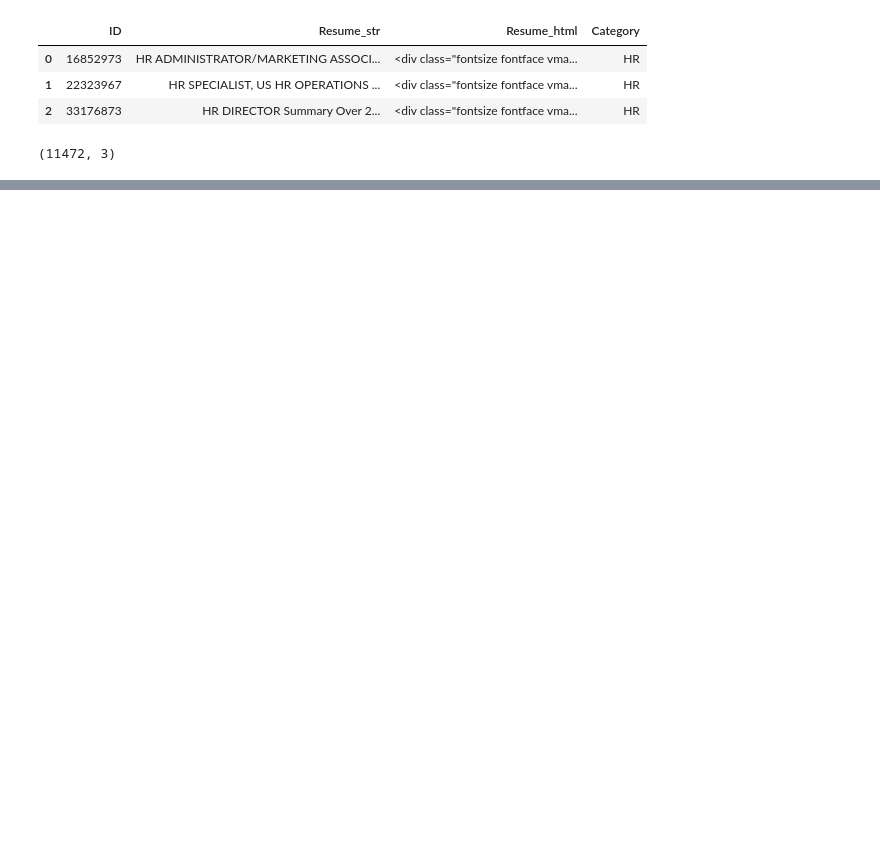
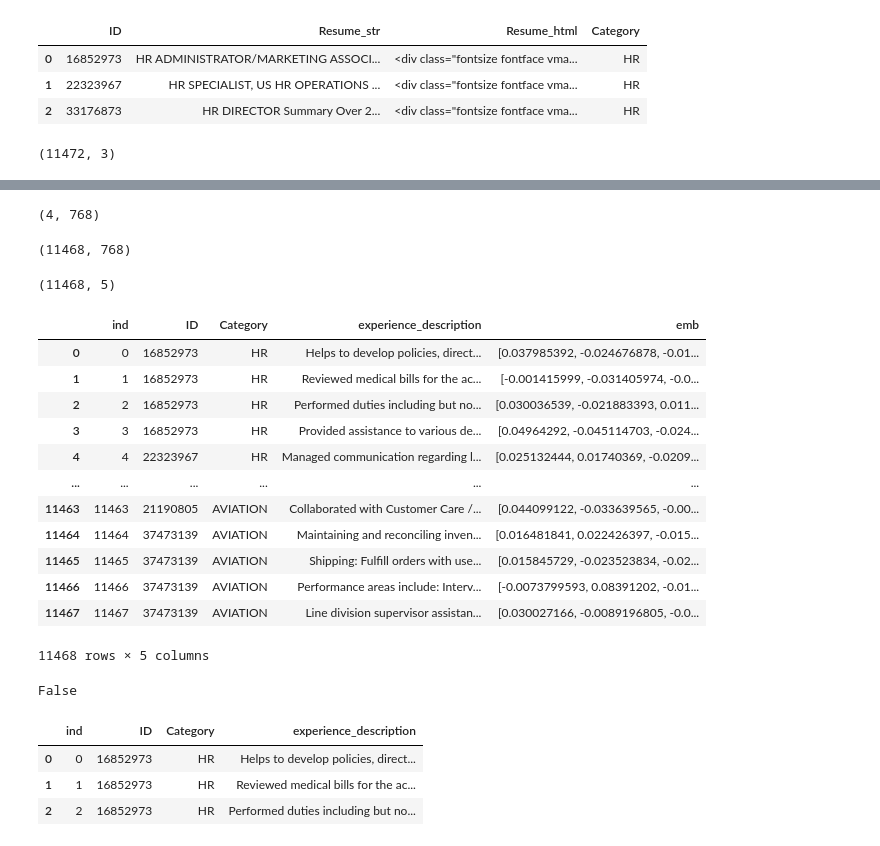
Before and after one commit to ikonstas-ds/Resume2Skill-SE, a Jupyter notebook: test.ipynb, the cells around one changed output, grey strips where cells are left out. Drawn from its saved outputs; the diff is of its cells as text; code cells hidden in the pictures; blank space fills up the shorter version.

```diff
--- a/test.ipynb
+++ b/test.ipynb
@@ -35,0 +90,10 @@ df.shape
+# %%
+df = pd.read_csv('data/Resume.csv')
+df['experience_description'] = df['Resume_html'].apply(get_experience_descriptions)
+df = df.explode('experience_description')
+df.drop(['Resume_str', 'Resume_html'], axis=1, inplace=True)
+df.dropna(inplace=True)
+# %%
+data = {
+            'experiences': df.to_dict(orient='records')
+        }
@@ -55,0 +152,10 @@ df.to_dict(orient='records')
+# %%
+import json
+with open('data/extracted_resumes.json', 'r', encoding='utf-8') as file:
+        data: dict = json.load(file)
+
+data = pd.DataFrame(data['experiences'])
+print(data.shape)
+# data.reset_index(inplace=True)
+# data.rename(columns={'index':'ind'}, inplace=True)
+data.head(3)
@@ -55,0 +168,38 @@ df.to_dict(orient='records')
+# %%
+import numpy as np
+exp_embeddings = np.load('data/experiences_embedddings.npy')
+
+data['emb'] = data.apply(lambda row: exp_embeddings[row[0]], axis=1)
+# %%
+q = data[data['ID'].isin([16852973])]['emb'].values
+np.stack(q).shape
+# %% [output]
+(4, 768)
+# %%
+exp_embeddings.shape
+# %% [output]
+(11468, 768)
+# %%
+data.shape
+# %% [output]
+(11468, 5)
+# %%
+data[data['experience_description'].apply(lambda x: True if len(x)>10 else False)]
+# %% [output]
+|  | ind | ID | Category | experience_description | emb |
+| 0 | 0 | 16852973 | HR | Helps to develop policies, direct... | [0.037985392, -0.024676878, -0.01... |
+| 1 | 1 | 16852973 | HR | Reviewed medical bills for the ac... | [-0.001415999, -0.031405974, -0.0... |
+| 2 | 2 | 16852973 | HR | Performed duties including but no... | [0.030036539, -0.021883393, 0.011... |
+| 3 | 3 | 16852973 | HR | Provided assistance to various de... | [0.04964292, -0.045114703, -0.024... |
+| 4 | 4 | 22323967 | HR | Managed communication regarding l... | [0.025132444, 0.01740369, -0.0209... |
+| ... | ... | ... | ... | ... | ... |
+| 11463 | 11463 | 21190805 | AVIATION | Collaborated with Customer Care /... | [0.044099122, -0.033639565, -0.00... |
+| 11464 | 11464 | 37473139 | AVIATION | Maintaining and reconciling inven... | [0.016481841, 0.022426397, -0.015... |
+| 11465 | 11465 | 37473139 | AVIATION | Shipping: Fulfill orders with use... | [0.015845729, -0.023523834, -0.02... |
+| 11466 | 11466 | 37473139 | AVIATION | Performance areas include: Interv... | [-0.0073799593, 0.08391202, -0.01... |
+| 11467 | 11467 | 37473139 | AVIATION | Line division supervisor assistan... | [0.030027166, -0.0089196805, -0.0... |
+11468 rows × 5 columns
+# %%
+data.isna().values.any()
+# %% [output]
+False
@@ -55,0 +248,7 @@ df.to_dict(orient='records')
+# %%
+df.head(3)
+# %% [output]
+|  | ind | ID | Category | experience_description |
+| 0 | 0 | 16852973 | HR | Helps to develop policies, direct... |
+| 1 | 1 | 16852973 | HR | Reviewed medical bills for the ac... |
+| 2 | 2 | 16852973 | HR | Performed duties including but no... |
```
Also changed, not shown: parts of 24 cells of this notebook.
